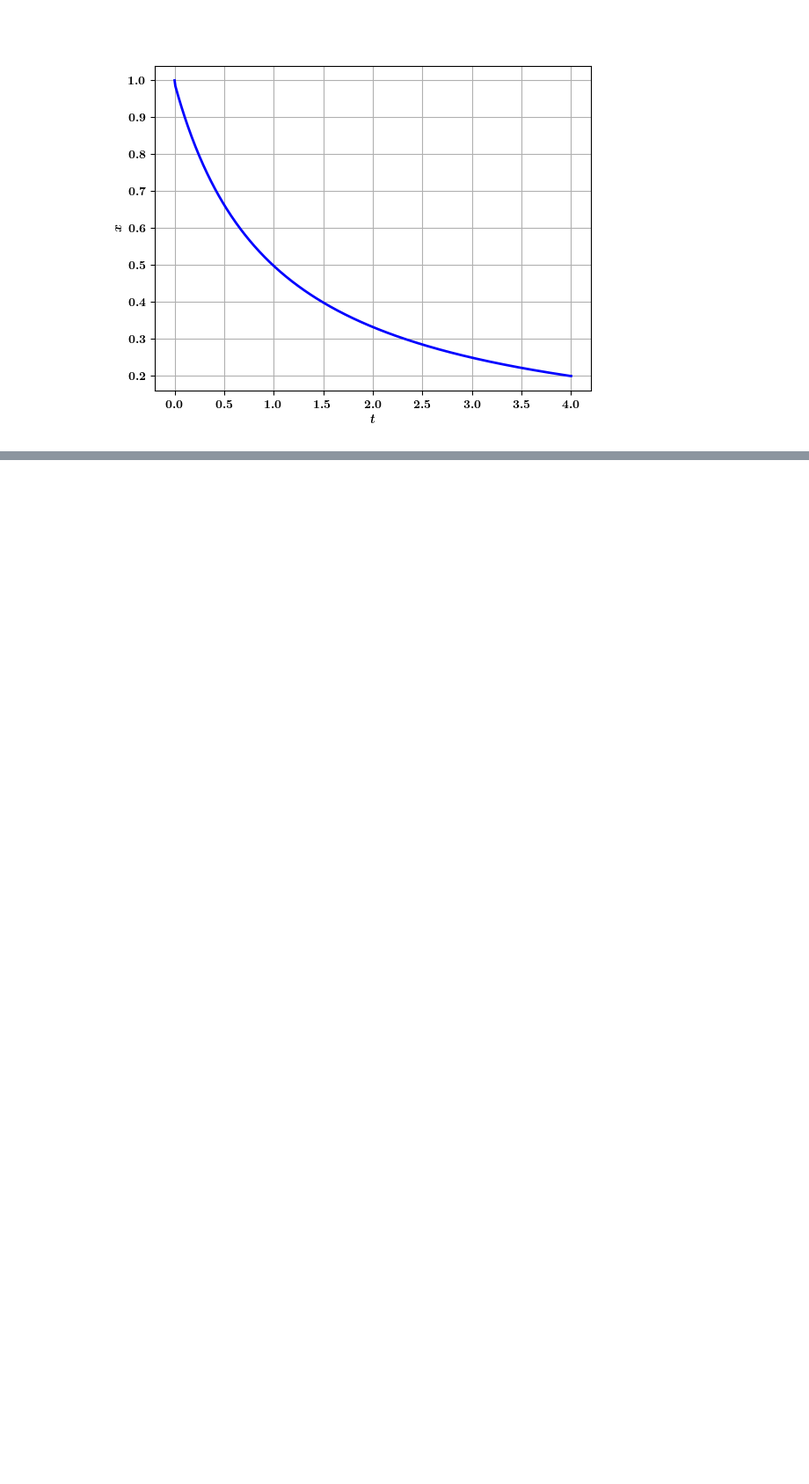
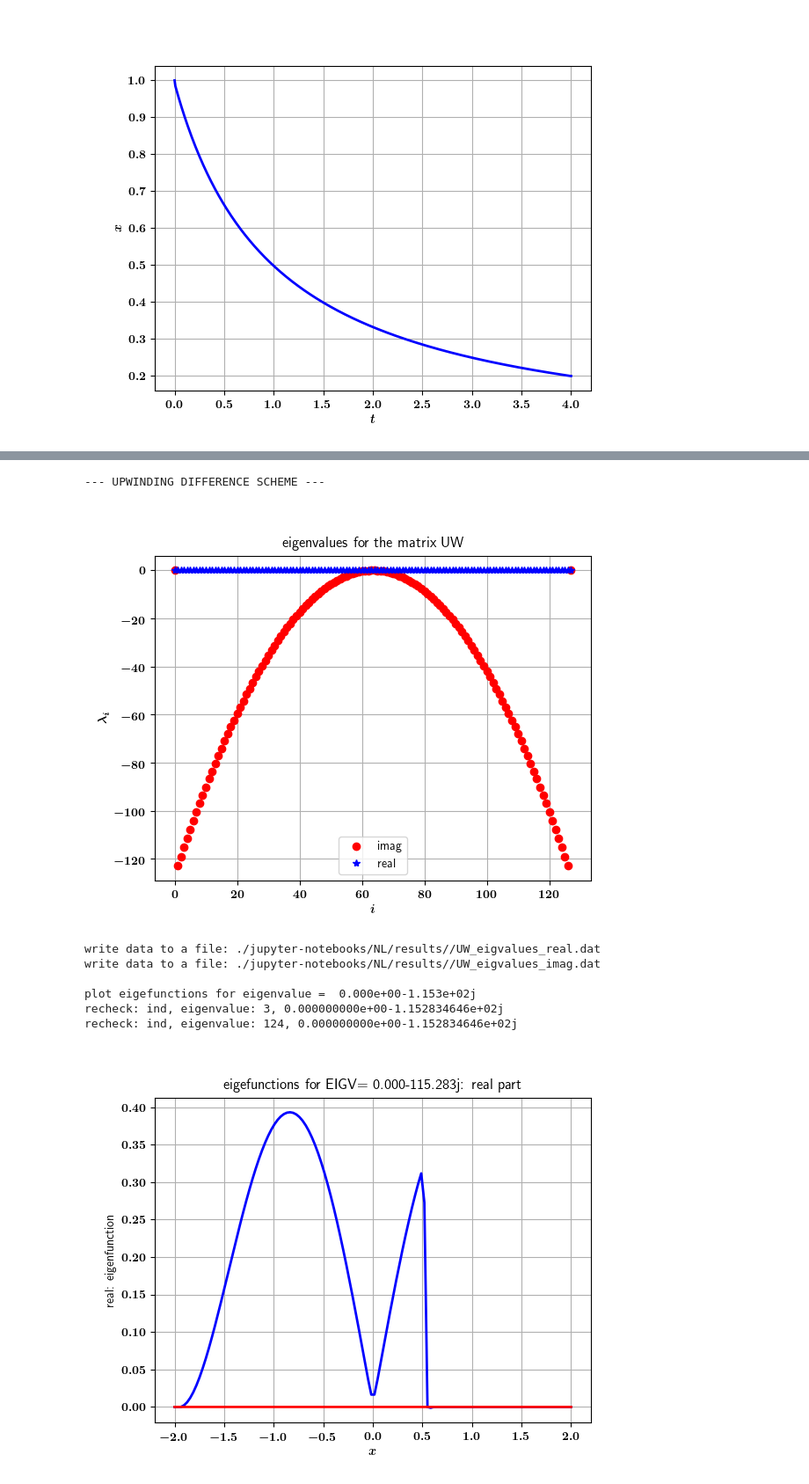
Before and after one commit to QuCF/scripts-py, a Jupyter notebook: jupyter-notebooks/NL/x2-adv.ipynb, the cells around one changed output, grey strips where cells are left out. Shown: that part at 88% size. Cells and saved outputs as stored; diff of their text form; code cells hidden in the pictures; blank space fills up the shorter version.

```diff
--- a/jupyter-notebooks/NL/x2-adv.ipynb
+++ b/jupyter-notebooks/NL/x2-adv.ipynb
@@ -375,0 +288,15 @@ KeyboardInterrupt:
+# %%
+# -----------------------------------------------------------------------------------------------------
+# --- CONSTRUCT the KvN matrix ---
+# * an eigenvalue is degenerate if there are several eigenvectors that correspond to this eigenvalue
+# -----------------------------------------------------------------------------------------------------
+mix.reload_module(mix)
+
+# ---------------------------------------------------------------------------
+print("--- CENTRAL DIFFERENCE SCHEME ---")
+A_CD     = construct_CD_matrix()
+props_CD = compute_eigv(A_CD, "CD", abs_prec = 1e-12, flag_print_equal_eigv=False)
+
+print("\n\n--- UPWINDING DIFFERENCE SCHEME ---")
+A_UW     = construct_UW_matrix()
+props_UW = compute_eigv(A_UW, "UW", abs_prec = 1e-12, flag_print_equal_eigv=False)
@@ -375,0 +317,33 @@ KeyboardInterrupt:
+# %%
+# --------------------------------------------------------------
+# --- ANALYSE matrices ---
+# --------------------------------------------------------------
+mix.reload_module(mix)
+
+# print("--- CENTRAL DIFFERENCE SCHEME ---")
+# analyse_matrix(
+#     props_CD,
+#     flag_plot_eigenvalues = True,
+#     flag_plot_eigenvectors = True,
+#     ind_eigv = 10,
+#     flag_save = True
+# )
+
+print("--- UPWINDING DIFFERENCE SCHEME ---")
+analyse_matrix(
+    props_UW,
+    flag_plot_eigenvalues = True,
+    flag_plot_eigenvectors = True,
+    ind_eigv = 3,
+    flag_save = True
+)
+# %% [output]
+--- UPWINDING DIFFERENCE SCHEME ---
+[figure, added]
+write data to a file: ./jupyter-notebooks/NL/results//UW_eigvalues_real.dat
+write data to a file: ./jupyter-notebooks/NL/results//UW_eigvalues_imag.dat
+
+plot eigefunctions for eigenvalue =  0.000e+00-1.153e+02j
+recheck: ind, eigenvalue: 3, 0.000000000e+00-1.152834646e+02j
+recheck: ind, eigenvalue: 124, 0.000000000e+00-1.152834646e+02j
+[figure, added]
```
Also changed, not shown: parts of 20 cells of this notebook, 10 other files.
